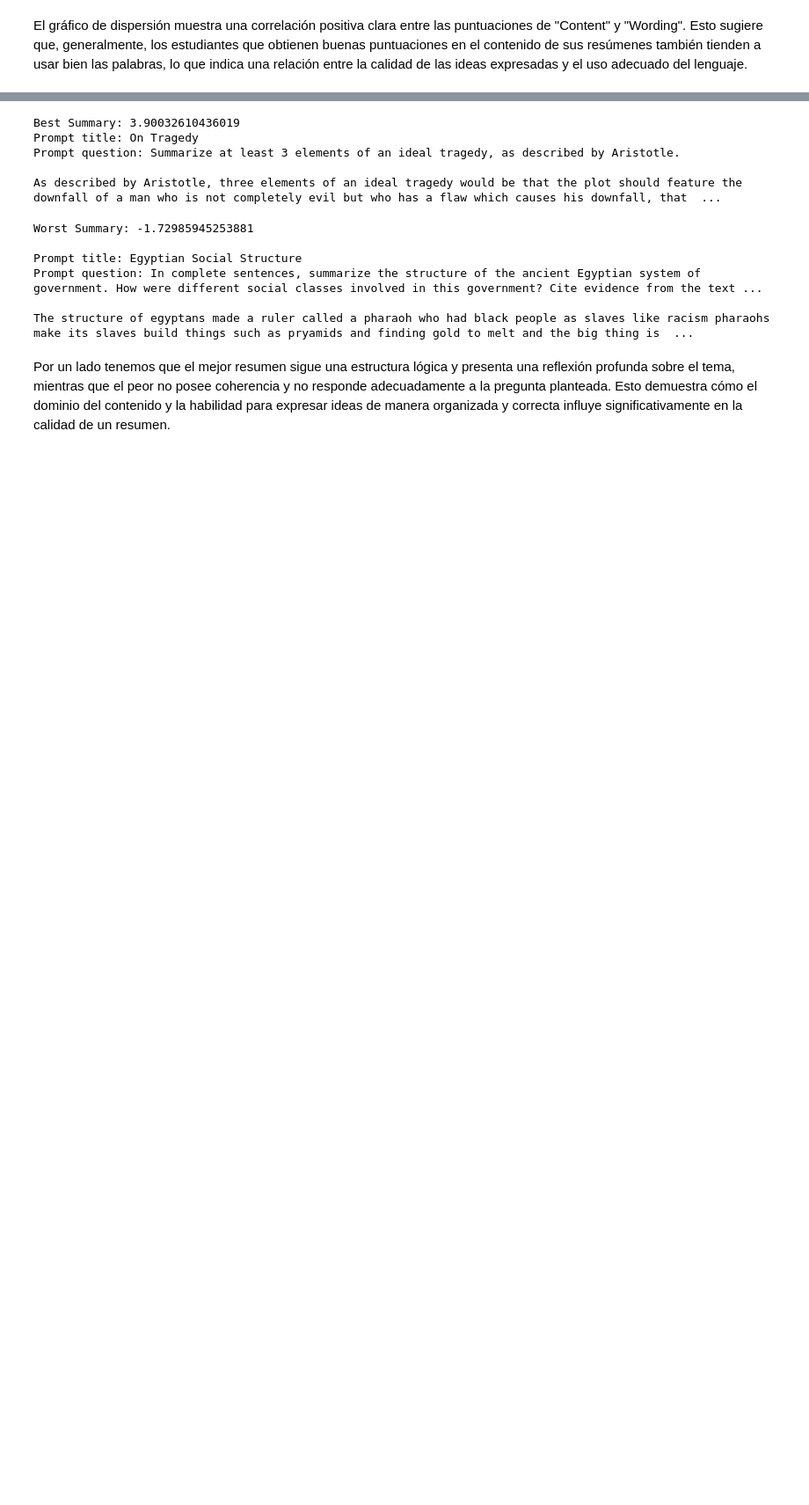
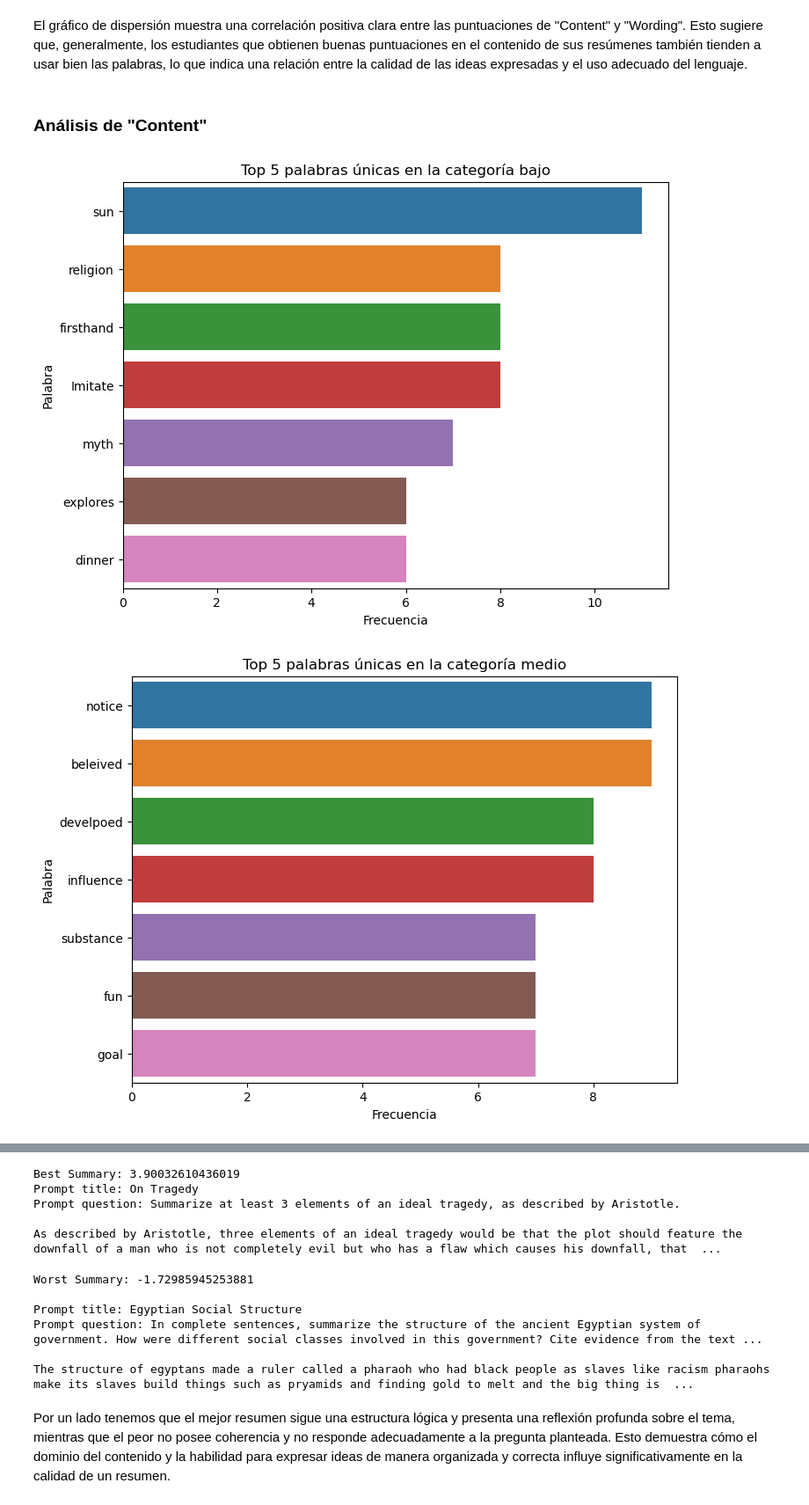
Before and after one commit to FranzCastillo/NLP-Student-Summaries, a Jupyter notebook: src/EDA.ipynb, the cells around one changed output, grey strips where cells are left out. Shown at 88% size. Saved outputs shown, nothing was run; the diff lists cells and outputs as text; code cells hidden in the pictures; blank space fills up the shorter version.

Commit message:
Content Analysis 1.0

```diff
--- a/src/EDA.ipynb
+++ b/src/EDA.ipynb
@@ -230,3 +232,65 @@ plt.show()
 [figure]
 # %% [markdown]
 El gráfico de dispersión muestra una correlación positiva clara entre las puntuaciones de "Content" y "Wording". Esto sugiere que, generalmente, los estudiantes que obtienen buenas puntuaciones en el contenido de sus resúmenes también tienden a usar bien las palabras, lo que indica una relación entre la calidad de las ideas expresadas y el uso adecuado del lenguaje.
+# %% [markdown]
+### Análisis de "Content"
+# %%
+# Clasificar la columna 'content' en tres categorías
+df_summaries['category'] = pd.qcut(df_summaries['content'], 3, labels=["bajo", "medio", "alto"])
+
+# Función para contar palabras
+def count_words(texts):
+    words = Counter()
+    for text in texts:
+        words.update(text.split())
+    return words
+
+# Extraer las palabras para cada categoría
+categories = ['bajo', 'medio', 'alto']
+word_counts_per_category = {}
+
+for category in categories:
+    filtered_texts = df_summaries[df_summaries['category'] == category]['clean_text']
+    word_counts = count_words(filtered_texts)
+    word_counts_per_category[category] = word_counts
+
+# Encontrar palabras comunes a todas las categorías
+common_words = set(word_counts_per_category['bajo'].keys())
+for category in categories[1:]:
+    common_words = common_words.intersection(word_counts_per_category[category].keys())
+
+# Filtrar palabras únicas para cada categoría
+unique_word_counts_per_category = {}
+for category in categories:
+    unique_words = {word: count for word, count in word_counts_per_category[category].items() if word not in common_words}
+    # Extraer las 5 palabras más comunes únicas
+    unique_word_counts_per_category[category] = Counter(unique_words).most_common(7)
+
+# Filtrar las palabras más comunes que son compartidas entre las 3 categorías
+common_word_counts = Counter({word: sum([word_counts_per_category[category][word] for category in categories])
+                              for word in common_words}).most_common(7)
+
+# Graficar las palabras más comunes únicas para cada categoría
+for category in categories:
+    top_words = unique_word_counts_per_category[category]
+    if top_words:  # Solo graficar si hay palabras únicas
+        words, counts = zip(*top_words)  # Separar palabras y frecuencias
+        plt.figure(figsize=(8, 6))
+        sns.barplot(x=list(counts), y=list(words))
+        plt.title(f'Top 5 palabras únicas en la categoría {category}')
+        plt.xlabel('Frecuencia')
+        plt.ylabel('Palabra')
+        plt.show()
+
+# Graficar las palabras más comunes compartidas entre las 3 categorías
+if common_word_counts:
+    words, counts = zip(*common_word_counts)
+    plt.figure(figsize=(8, 6))
+    sns.barplot(x=list(counts), y=list(words))
+    plt.title('Top 5 palabras compartidas entre todas las categorías')
+    plt.xlabel('Frecuencia')
+    plt.ylabel('Palabra')
+    plt.show()
+# %% [output]
+[figure, added]
+[figure, added]
```
Also changed, not shown: parts of 5 cells of this notebook.
